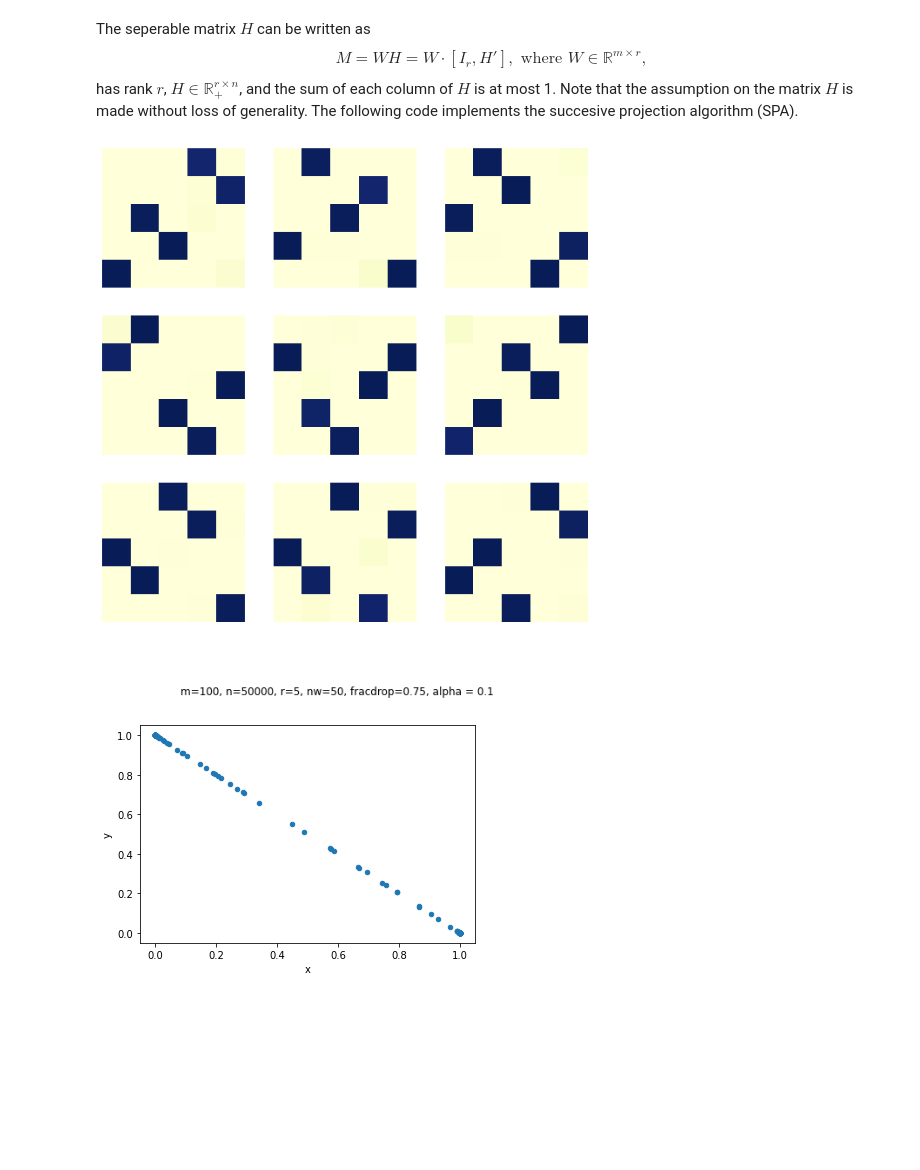
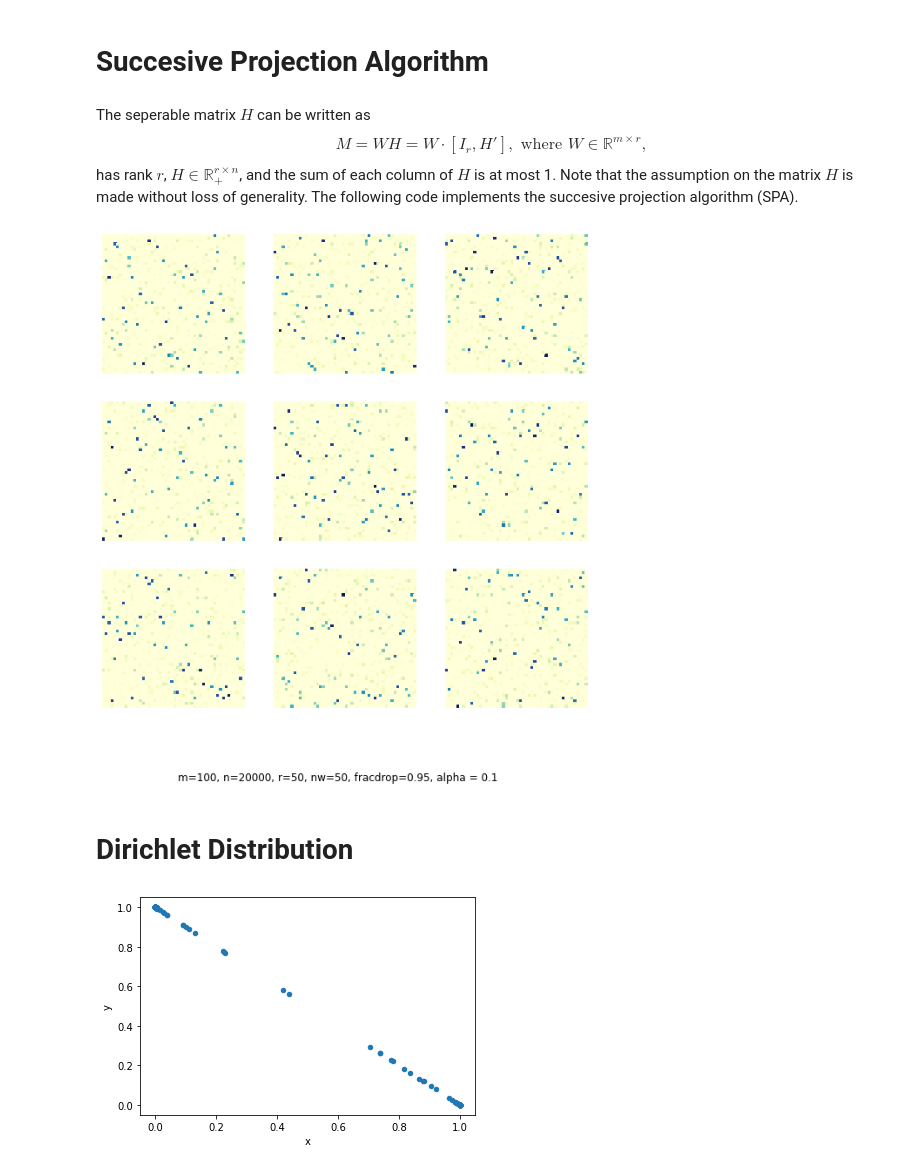
Before and after one commit to srezazad/Succesive-Projection-Algirithm-for-Matrix-Recovery-, a Jupyter notebook: main.ipynb, the cells around one changed output. Cells and saved outputs as stored; diff of their text form; code cells hidden in the pictures; blank space fills up the shorter version.

```diff
--- a/main.ipynb
+++ b/main.ipynb
@@ -1,5 +1,7 @@
 # %% [markdown]
 <a href="https://colab.research.google.com/github/srezazad/Succesive-Projection-Algirithm-for-Matrix-Recovery-/blob/main/main.ipynb" target="_parent"><img src="https://colab.research.google.com/assets/colab-badge.svg" alt="Open In Colab"/></a>
+# %% [markdown]
+# Succesive Projection Algorithm
 # %% [markdown]
 The seperable matrix $H$ can be written as
 \begin{equation}
@@ -14,68 +16,91 @@ import seaborn as sns
 import matplotlib.pyplot as plt
 import cProfile
 
+
 m=100       # % m = number of rows in M = number of features
-n=50000      # % n = number of columns in M = number of documents
-r=5    # % r = rank, number of columns in W and number of rows in H
+n=20000      # % n = number of columns in M = number of documents
+r=50    # % r = rank, number of columns in W and number of rows in H
 nw=50    # % nw: each topic (column of W) will have nw nonzero entries chosen at random.
-fracdrop=.75  # % fracdrop: fraction between 0 and 1 of number of entries to drop
+fracdrop=.95  # % fracdrop: fraction between 0 and 1 of number of entries to drop
 alpha0=.1 # % alpha0: parameter for Dirichlet distribution in generation of H.
+
+
+def generate_W_gpu(m,r):
+
+  W_gpu = cp.zeros((m,r))
+  normsW_gpu = cp.zeros((r,))
+
+  for j in cp.arange(0,r):
+
+    wcol_data = cp.random.rand(nw,1)
+    wcol_data = wcol_data / cp.sum(wcol_data)
+    pr = cp.random.permutation(cp.arange(m))
+    nws = pr[1:nw+1]
+    W_gpu[nws, j] = wcol_data.reshape((nw,))
+    normsW_gpu[j] = cp.linalg.norm(wcol_data)
+  return W_gpu, normsW_gpu
+
+
+def generate_H_gpu(r,n):
+
+  H_gpu = cp.random.gamma(shape=alpha0, size=[int(r),int(n)])
+  H_gpu = H_gpu / cp.sum(H_gpu, axis=0)
+  # maxsH_gpu = cp.ndarray.max(H_gpu, axis=1)
+  return H_gpu
+
+def generate_M_gpu(W_gpu, H_gpu):
+
+    M_gpu = cp.dot(W_gpu, H_gpu)
+    K_gpu = cp.random.choice([0,1], size=[int(m),int(n)], p = [fracdrop, 1-fracdrop])
+    M_gpu = cp.multiply(M_gpu,K_gpu)
+    return M_gpu
 
 
 def test_spa_missing_entries_gpu(m,n,r,nw,fracdrop,alpha0,H):
 
-    W_gpu = cp.zeros((m,r))
-    for j in cp.arange(0,r):
-
-        wcol_data = cp.random.rand(nw,1)
-        wcol_data = wcol_data / cp.sum(wcol_data)
-        pr = cp.random.permutation(cp.arange(m))
-        nws = pr[1:nw+1]
-        W_gpu[nws, j] = wcol_data.reshape((nw,))
-
-    H_gpu = cp.random.gamma(shape=alpha0, size=[int(r),int(n)])
-    H_gpu = H_gpu / cp.sum(H_gpu, axis=0)
-
-    M_gpu = cp.dot(W_gpu, H_gpu)
-    K_gpu = cp.random.choice([0,1], size=[int(m),int(n)], p = [fracdrop, 1-fracdrop])
-    M_gpu = cp.multiply(M_gpu,K_gpu)
+    W_gpu = generate_W_gpu(m,r)[0]
+    H_gpu = generate_H_gpu(r,n)
+    M_gpu = generate_M_gpu(W_gpu, H_gpu)
     mxpos = cp.zeros((r,1))
+    V_gpu = cp.zeros((m,r))
 
     for i in cp.arange(r):
 
         mxpos_val = int(np.argmax(cp.sum(cp.multiply(M_gpu,M_gpu),0)))
         mxpos[i] = mxpos_val
-
+        v = M_gpu[:,mxpos_val]
+        V_gpu[:,i] = v
         v = M_gpu[:,mxpos_val].reshape(-1,1)
         v = v / cp.linalg.norm(v)
         M_gpu = cp.subtract(M_gpu, cp.matmul(v, cp.matmul(cp.transpose(v), M_gpu)))
-
     mxpos = [int(i) for [i] in mxpos.tolist()]
     H = H_gpu[:, mxpos]
-    return cp.asnumpy(H)
+
+    return cp.asnumpy(H), cp.asnumpy(V_gpu)
 
 n_tries = 9
 fig = plt.figure(figsize=(10,10))
 
 for k in np.arange(n_tries):
-  H = test_spa_missing_entries_gpu(m,n,r,nw,fracdrop,alpha0, H=cp.zeros((3,3)))
+  H = test_spa_missing_entries_gpu(m,n,r,nw,fracdrop,alpha0, H=cp.zeros((3,3)))[0]
   plt.subplot(f'33{k}')
   ax = sns.heatmap(H, cmap="YlGnBu", cbar=False)
   ax.set_xticks([])
   ax.set_yticks([])
   ax.tick_params(left=False, bottom=False) ## other options are right and top
 
 txt=f"m={m}, n={n}, r={r}, nw={nw}, fracdrop={fracdrop}, alpha = {alpha0}"
 plt.figtext(0.5, 0.01, txt, wrap=True, horizontalalignment='center', fontsize=12)
 plt.show()
 # %% [output]
-[figure, old version]
+[figure, new version]
+# %% [markdown]
+# Dirichlet Distribution
 # %%
 import cupy as cp
 import pandas as pd
 
 r=2
-
 def dirichlet(n=100, alpha=0.1):
 
   H_gpu = cp.random.gamma(shape=alpha, size=[int(r),int(n)])
@@ -87,4 +112,4 @@ H_d = dirichlet()
 H_d.plot(x ='x', y='y', kind = 'scatter')
 plt.show()
 # %% [output]
-[figure, old version]
+[figure, new version]
```
Also changed, not shown: parts of 5 cells of this notebook.
